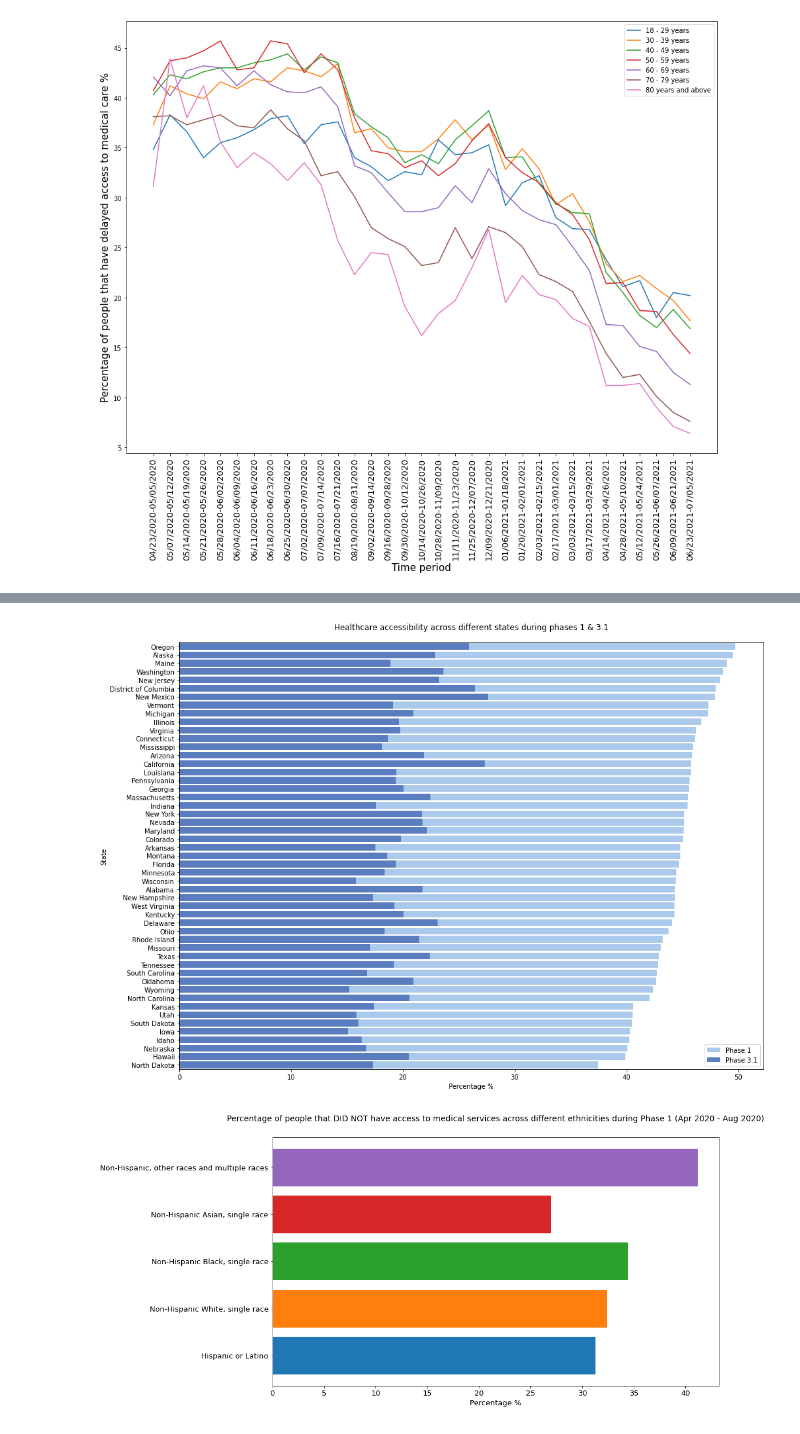
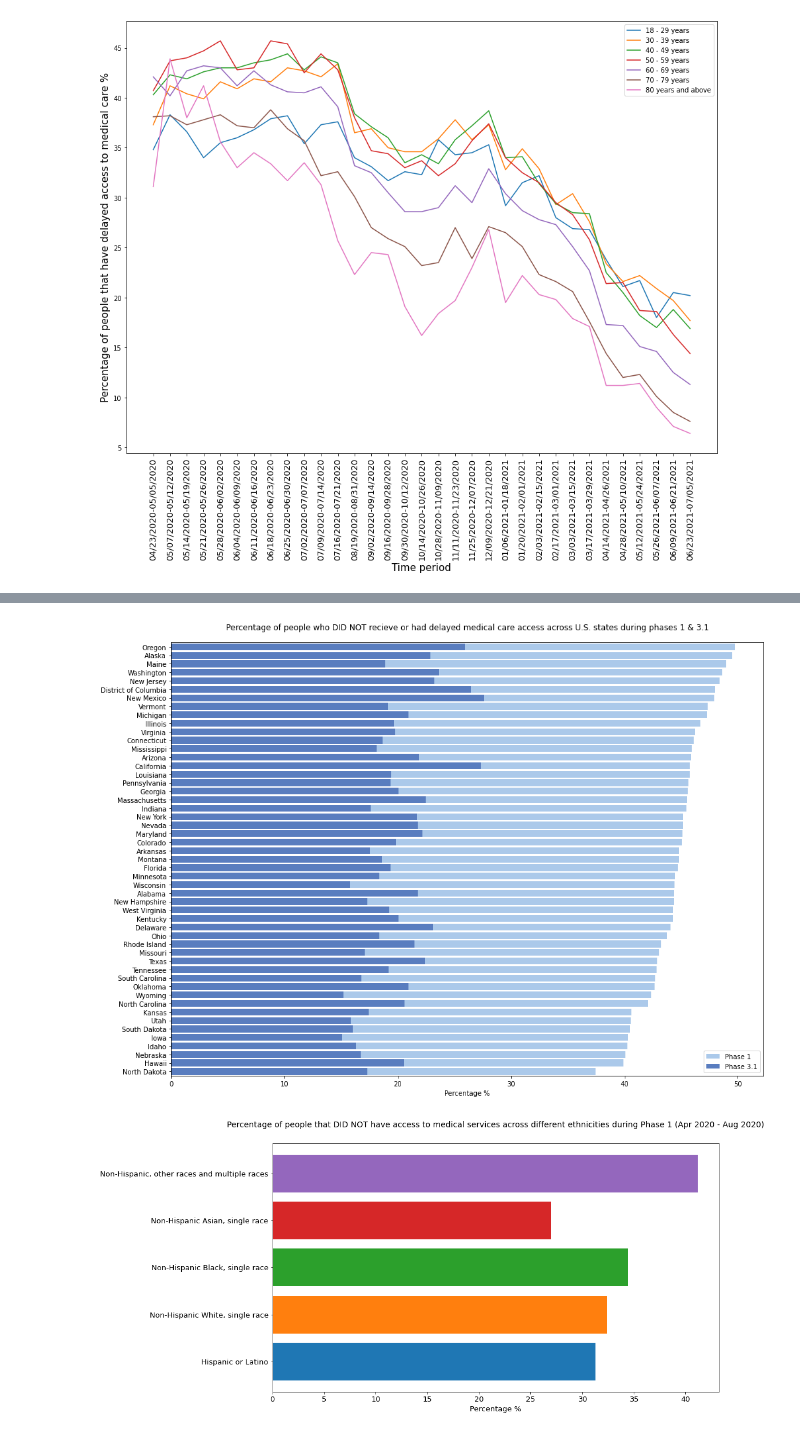
Before and after one commit to ahwali/gradproject, a Jupyter notebook: graduate project/COVID_dataset.ipynb, the cells around one changed output, grey strips where cells are left out. Saved outputs shown, nothing was run; the diff lists cells and outputs as text; code cells hidden in the pictures.

```diff
--- a/graduate project/COVID_dataset.ipynb
+++ b/graduate project/COVID_dataset.ipynb
@@ -173,15 +162,16 @@ state_data_phase_1_df
 # %%
 plt.figure(figsize=(16,12))
 sns.set_color_codes('pastel')
 sns.barplot(y=state_data_phase_1_df.index, x=state_data_phase_1_df['Phase_1 Value'], color='b', label='Phase 1')
 sns.set_color_codes('muted')
 sns.barplot(y=state_data_phase_1_df.index, x=state_data_phase_1_df['Phase_3.1 Value'], color='b', label='Phase 3.1')
-plt.title('Healthcare accessibility across different states during phases 1 & 3.1', y=1.02)
+plt.title('Percentage of people who DID NOT recieve or had delayed medical care access across U.S. states during phases 1 & 3.1', y=1.02)
 plt.xlabel('Percentage %')
+plt.ylabel('')
 plt.legend()
 plt.show()
 # %% [output]
-[figure, old version]
+[figure, new version]
 # %%
 plt.figure(figsize=(14,8))
 for sub in Subgroups:
```
Also changed, not shown: parts of 2 cells of this notebook.
